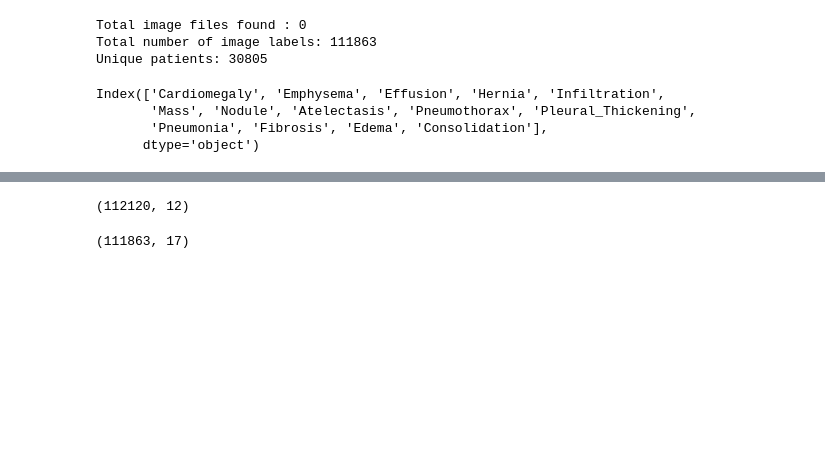
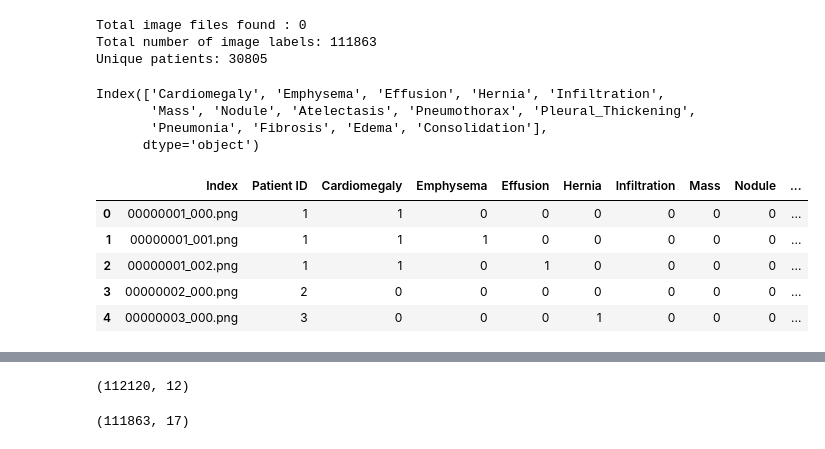
Before and after one commit to ShrustigaSR/pneumonia-detection, a Jupyter notebook: Pneumonia_Detection_EDA2.ipynb, the cells around one changed output, grey strips where cells are left out. Drawn from its saved outputs; the diff is of its cells as text; code cells hidden in the pictures; blank space fills up the shorter version.

```diff
--- a/Pneumonia_Detection_EDA2.ipynb
+++ b/Pneumonia_Detection_EDA2.ipynb
@@ -36,6 +34,15 @@ Index(['Cardiomegaly', 'Emphysema', 'Effusion', 'Hernia', 'Infiltration',
        'Mass', 'Nodule', 'Atelectasis', 'Pneumothorax', 'Pleural_Thickening',
        'Pneumonia', 'Fibrosis', 'Edema', 'Consolidation'],
       dtype='object')
+# %%
+image_label_map.head()
+# %% [output]
+|  | Index | Patient ID | Cardiomegaly | Emphysema | Effusion | Hernia | Infiltration | Mass | Nodule | ... |
+| 0 | 00000001_000.png | 1 | 1 | 0 | 0 | 0 | 0 | 0 | 0 | ... |
+| 1 | 00000001_001.png | 1 | 1 | 1 | 0 | 0 | 0 | 0 | 0 | ... |
+| 2 | 00000001_002.png | 1 | 1 | 0 | 1 | 0 | 0 | 0 | 0 | ... |
+| 3 | 00000002_000.png | 2 | 0 | 0 | 0 | 0 | 0 | 0 | 0 | ... |
+| 4 | 00000003_000.png | 3 | 0 | 0 | 0 | 1 | 0 | 0 | 0 | ... |
 # %%
 train_df.head()
 # %% [output]
```
Also changed, not shown: parts of 2 cells of this notebook.
